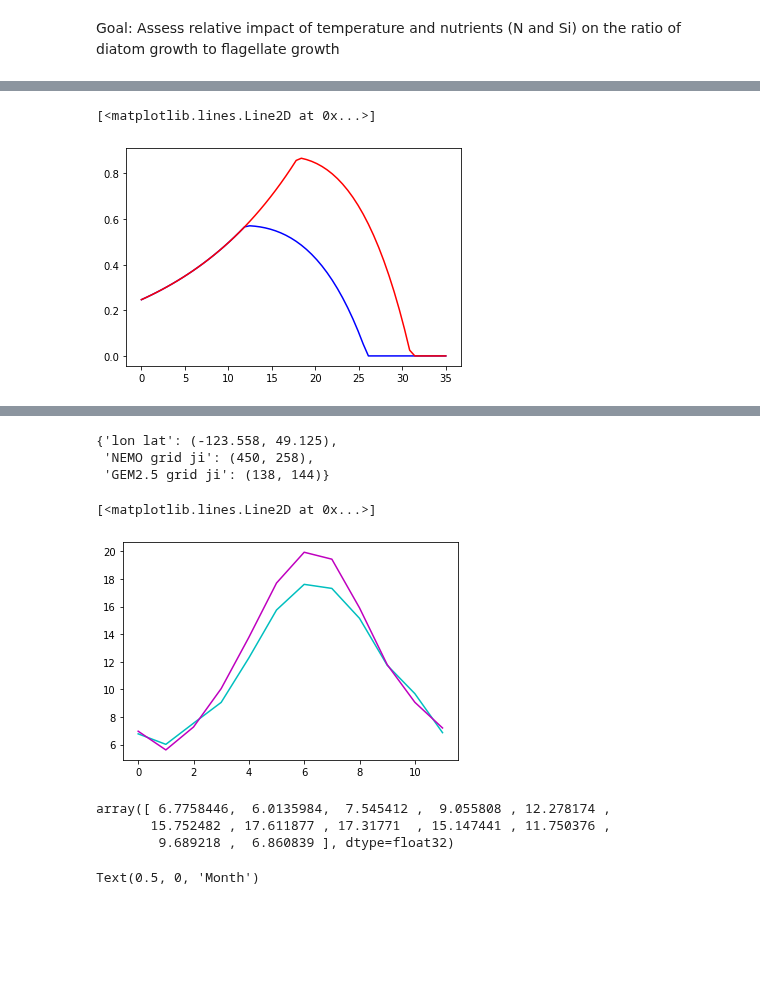
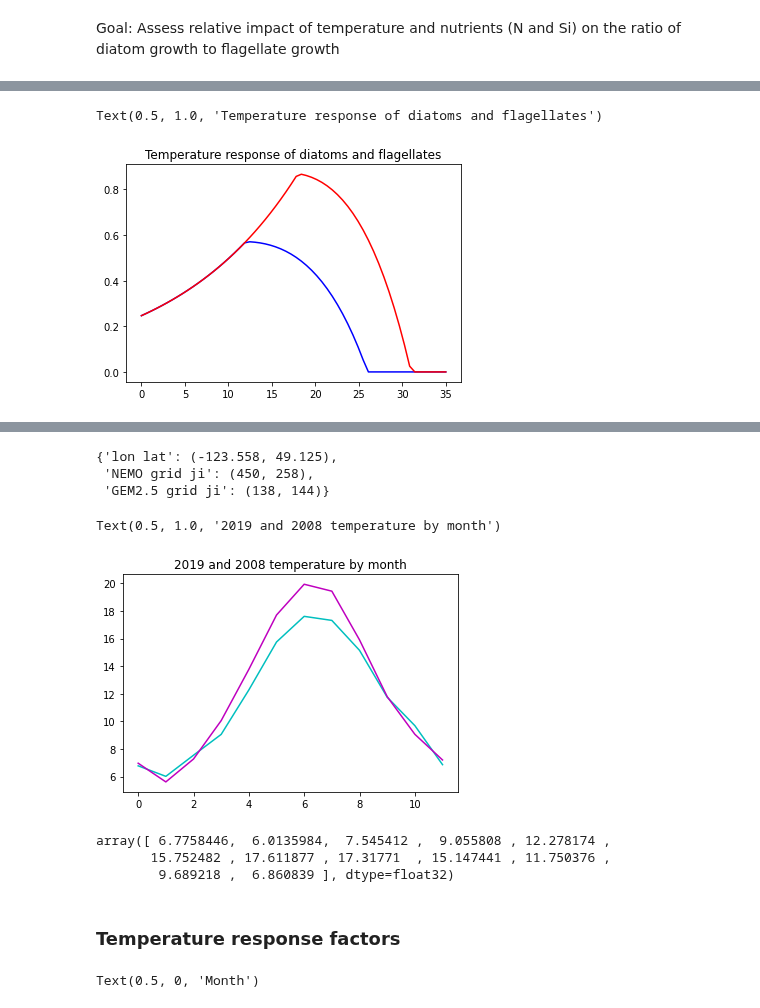
Before and after one commit to SalishSeaCast/analysis-elise-2, a Jupyter notebook: notebooks/modelEqs/NewRateComparison.ipynb, the cells around one changed output, grey strips where cells are left out. Drawn from its saved outputs; the diff is of its cells as text; code cells hidden in the pictures; blank space fills up the shorter version.

```diff
--- a/notebooks/modelEqs/NewRateComparison.ipynb
+++ b/notebooks/modelEqs/NewRateComparison.ipynb
@@ -35,11 +35,12 @@ Namelist([('zz_rate_r_diat', 6.0495e-05),
 # %%
 t=np.linspace(0,35,60)
 TdepD,TdepM,TdepF=bt.calc_T_Factors(t,nml)
 plt.plot(t,TdepD,'b-')
 plt.plot(t,TdepF,'r-')
+plt.title('Temperature response of diatoms and flagellates')
 # %% [output]
-[<matplotlib.lines.Line2D at 0x...>]
+Text(0.5, 1.0, 'Temperature response of diatoms and flagellates')
-[figure, old version]
+[figure, new version]
 # %%
 np.sort(glob.glob('/results2/SalishSea/month-avg.201905/SalishSeaCast_1m_grid_T_2019*'))
 # %% [output]
@@ -122,9 +123,10 @@ j,i=places.PLACES['S3']['NEMO grid ji']
 # %%
 plt.plot(T2008.votemper[:,0,j,i],'c-')
 plt.plot(T2019.votemper[:,0,j,i],'m-')
+plt.title('2019 and 2008 temperature by month')
 # %% [output]
-[<matplotlib.lines.Line2D at 0x...>]
+Text(0.5, 1.0, '2019 and 2008 temperature by month')
-[figure, old version]
+[figure, new version]
 # %%
 T2008.votemper[:,0,j,i].values
 # %% [output]
@@ -134,6 +136,8 @@ array([ 6.7758446,  6.0135984,  7.545412 ,  9.055808 , 12.278174 ,
 # %%
 TdepDiat2008,__,TdepNano2008=bt.calc_T_Factors(T2008.votemper[:,0,j,i].values,nml)
 TdepDiat2019,__,TdepNano2019=bt.calc_T_Factors(T2019.votemper[:,0,j,i].values,nml)
+# %% [markdown]
+### Temperature response factors
 # %%
 fig,ax=plt.subplots(1,1,figsize=(10,5))
 months=np.arange(1,13)
```
Also changed, not shown: parts of 9 cells of this notebook.
